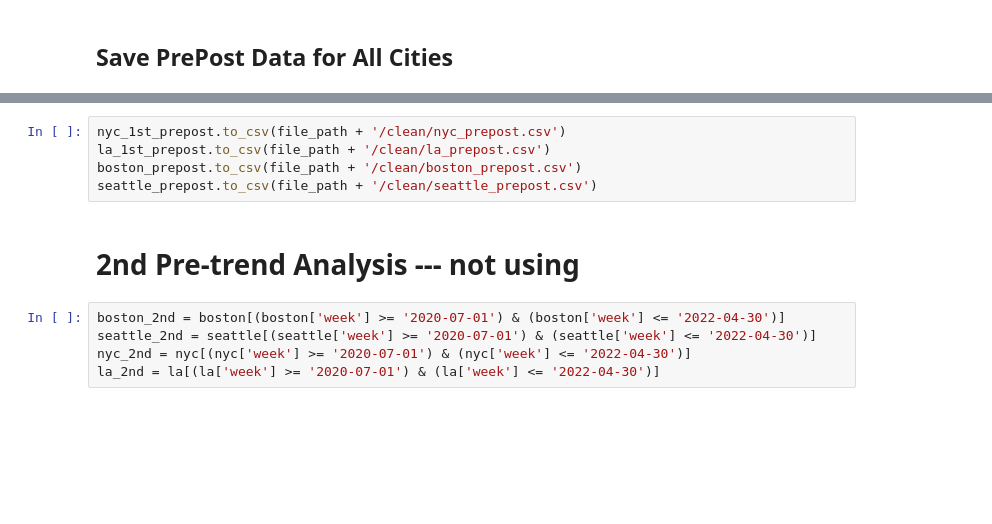
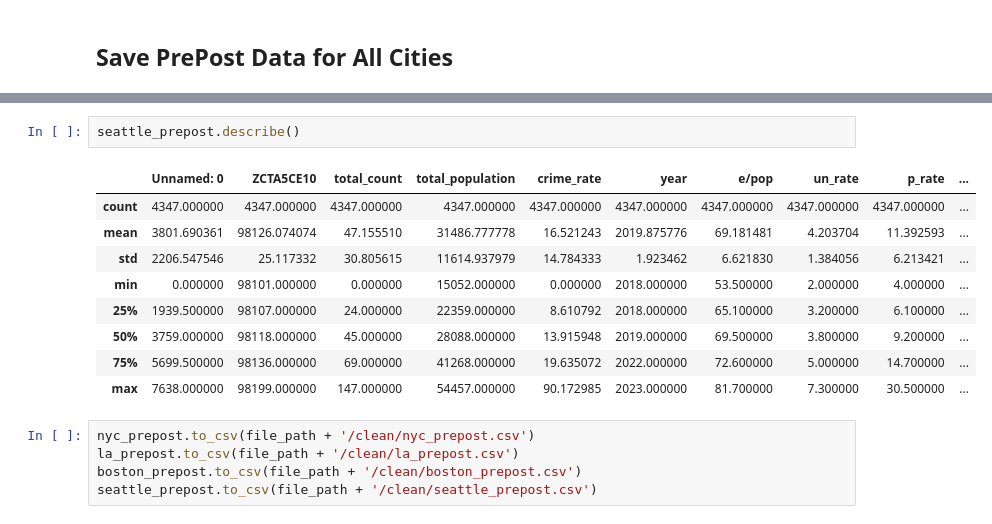
Before and after one commit to bail-reform/NYC, a Jupyter notebook: parallel_trend_analysis.ipynb, the cells around one changed output, grey strips where cells are left out. Saved outputs shown, nothing was run; the diff lists cells and outputs as text; blank space fills up the shorter version.

```diff
--- a/parallel_trend_analysis.ipynb
+++ b/parallel_trend_analysis.ipynb
@@ -267,12 +252,17 @@ seattle_prepost = seattle[(seattle['week'] >= '2018-01-01') & (seattle['week'] <
+# %%
+seattle_prepost.describe()
+# %% [output]
+|  | Unnamed: 0 | ZCTA5CE10 | total_count | total_population | crime_rate | year | e/pop | un_rate | p_rate | ... |
+| count | 4347.000000 | 4347.000000 | 4347.000000 | 4347.000000 | 4347.000000 | 4347.000000 | 4347.000000 | 4347.000000 | 4347.000000 | ... |
+| mean | 3801.690361 | 98126.074074 | 47.155510 | 31486.777778 | 16.521243 | 2019.875776 | 69.181481 | 4.203704 | 11.392593 | ... |
+| std | 2206.547546 | 25.117332 | 30.805615 | 11614.937979 | 14.784333 | 1.923462 | 6.621830 | 1.384056 | 6.213421 | ... |
+| min | 0.000000 | 98101.000000 | 0.000000 | 15052.000000 | 0.000000 | 2018.000000 | 53.500000 | 2.000000 | 4.000000 | ... |
+| 25% | 1939.500000 | 98107.000000 | 24.000000 | 22359.000000 | 8.610792 | 2018.000000 | 65.100000 | 3.200000 | 6.100000 | ... |
+| 50% | 3759.000000 | 98118.000000 | 45.000000 | 28088.000000 | 13.915948 | 2019.000000 | 69.500000 | 3.800000 | 9.200000 | ... |
+| 75% | 5699.500000 | 98136.000000 | 69.000000 | 41268.000000 | 19.635072 | 2022.000000 | 72.600000 | 5.000000 | 14.700000 | ... |
+| max | 7638.000000 | 98199.000000 | 147.000000 | 54457.000000 | 90.172985 | 2023.000000 | 81.700000 | 7.300000 | 30.500000 | ... |
 # %%
-nyc_1st_prepost.to_csv(file_path + '/clean/nyc_prepost.csv')
-la_1st_prepost.to_csv(file_path + '/clean/la_prepost.csv')
+nyc_prepost.to_csv(file_path + '/clean/nyc_prepost.csv')
+la_prepost.to_csv(file_path + '/clean/la_prepost.csv')
 boston_prepost.to_csv(file_path + '/clean/boston_prepost.csv')
 seattle_prepost.to_csv(file_path + '/clean/seattle_prepost.csv')
-# %% [markdown]
-# 2nd Pre-trend Analysis --- not using
-# %%
-boston_2nd = boston[(boston['week'] >= '2020-07-01') & (boston['week'] <= '2022-04-30')]
-seattle_2nd = seattle[(seattle['week'] >= '2020-07-01') & (seattle['week'] <= '2022-04-30')]
-nyc_2nd = nyc[(nyc['week'] >= '2020-07-01') & (nyc['week'] <= '2022-04-30')]
-la_2nd = la[(la['week'] >= '2020-07-01') & (la['week'] <= '2022-04-30')]
```
Also changed, not shown: parts of 41 cells of this notebook.
